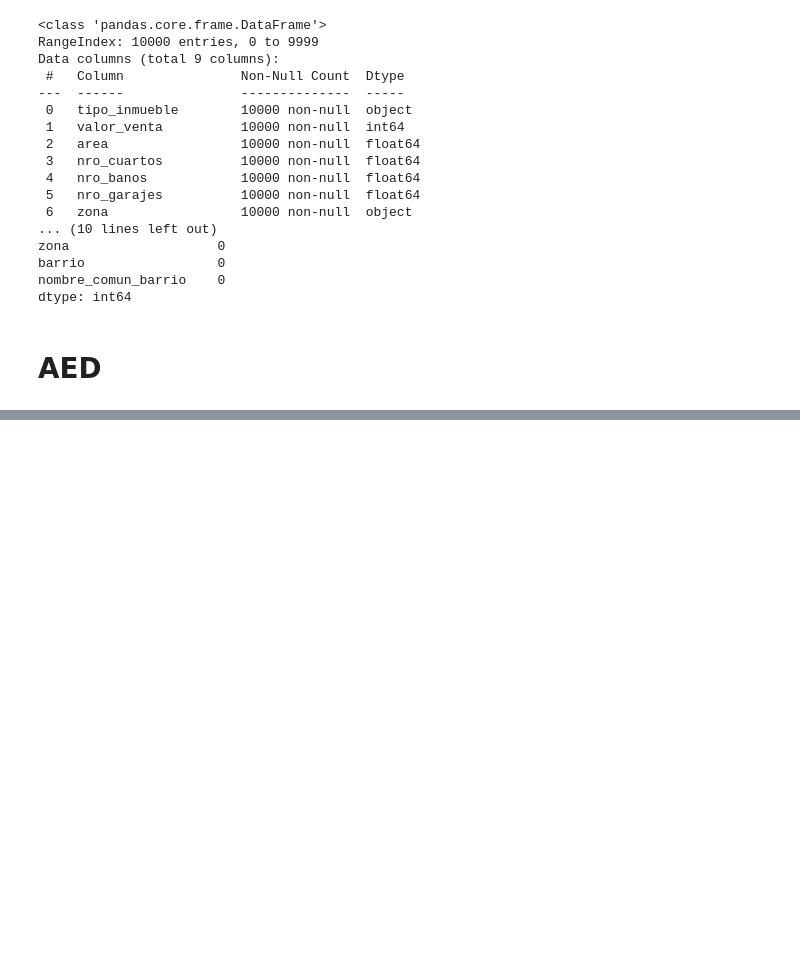
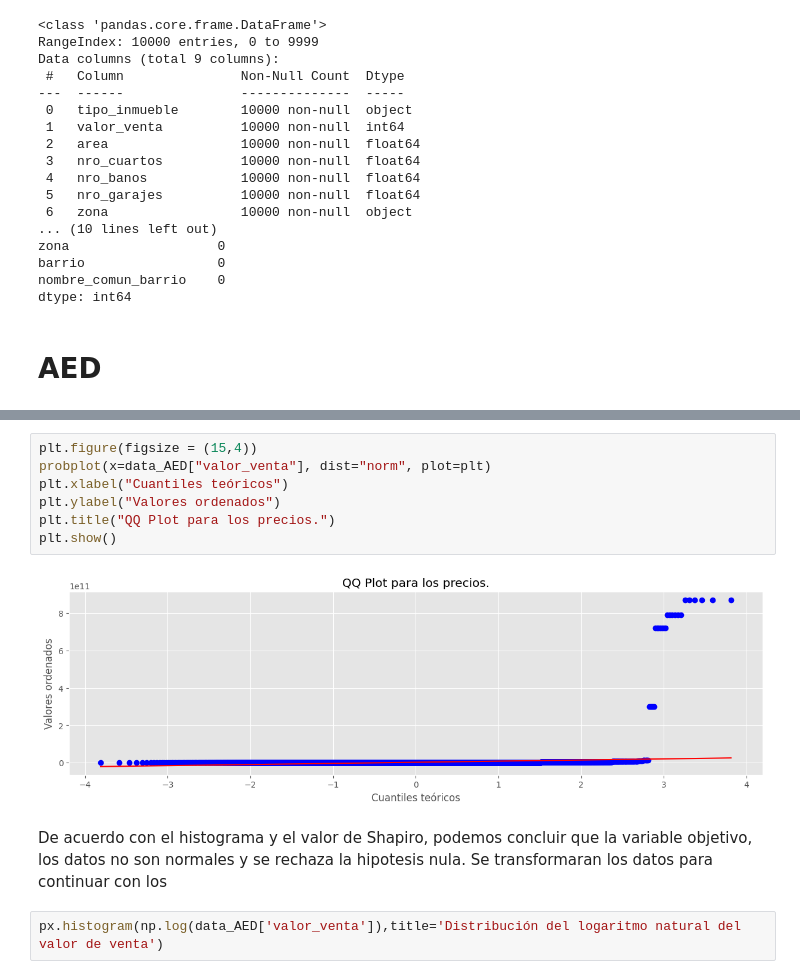
Before and after one commit to LordOnion88/MAD, a Jupyter notebook: Metodos Estadisticos/Predicción del Valor de Venta de Inmuebles.ipynb, the cells around one changed output, grey strips where cells are left out. Drawn from its saved outputs; the diff is of its cells as text; blank space fills up the shorter version.

```diff
--- a/Metodos Estadisticos/Predicción del Valor de Venta de Inmuebles.ipynb
+++ b/Metodos Estadisticos/Predicción del Valor de Venta de Inmuebles.ipynb
@@ -313,0 +311,13 @@ dtype: int64
+# %%
+plt.figure(figsize = (15,4))
+probplot(x=data_AED["valor_venta"], dist="norm", plot=plt)
+plt.xlabel("Cuantiles teóricos")
+plt.ylabel("Valores ordenados")
+plt.title("QQ Plot para los precios.")
+plt.show()
+# %% [output]
+[figure, added]
+# %% [markdown]
+De acuerdo con el histograma y el valor de Shapiro, podemos concluir que la variable objetivo, los datos no son normales y se rechaza la hipotesis nula. Se transformaran los datos para continuar con los
+# %%
+px.histogram(np.log(data_AED['valor_venta']),title='Distribución del logaritmo natural del valor de venta')
```
Also changed, not shown: parts of 14 cells of this notebook, 2 other files.
